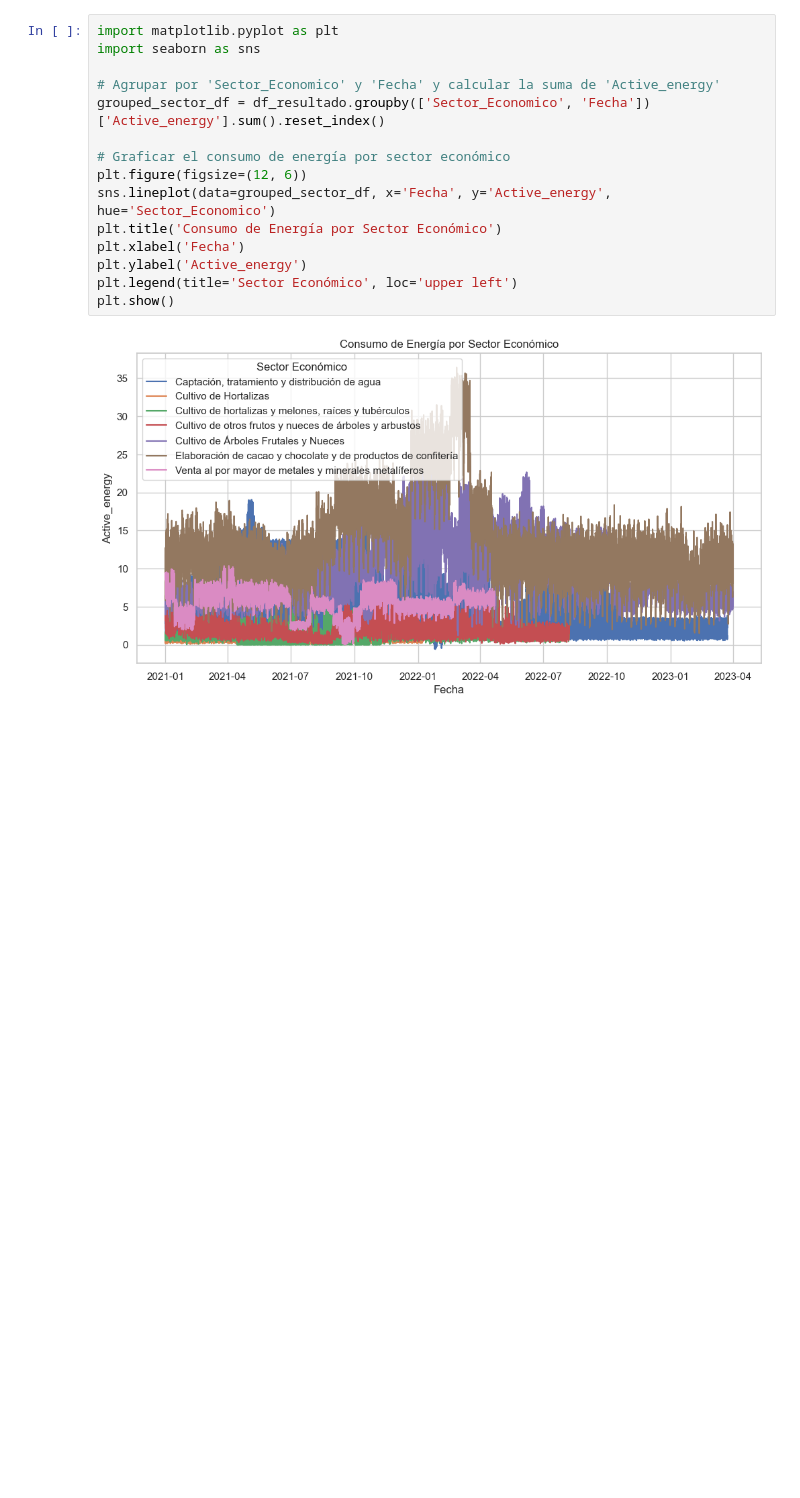
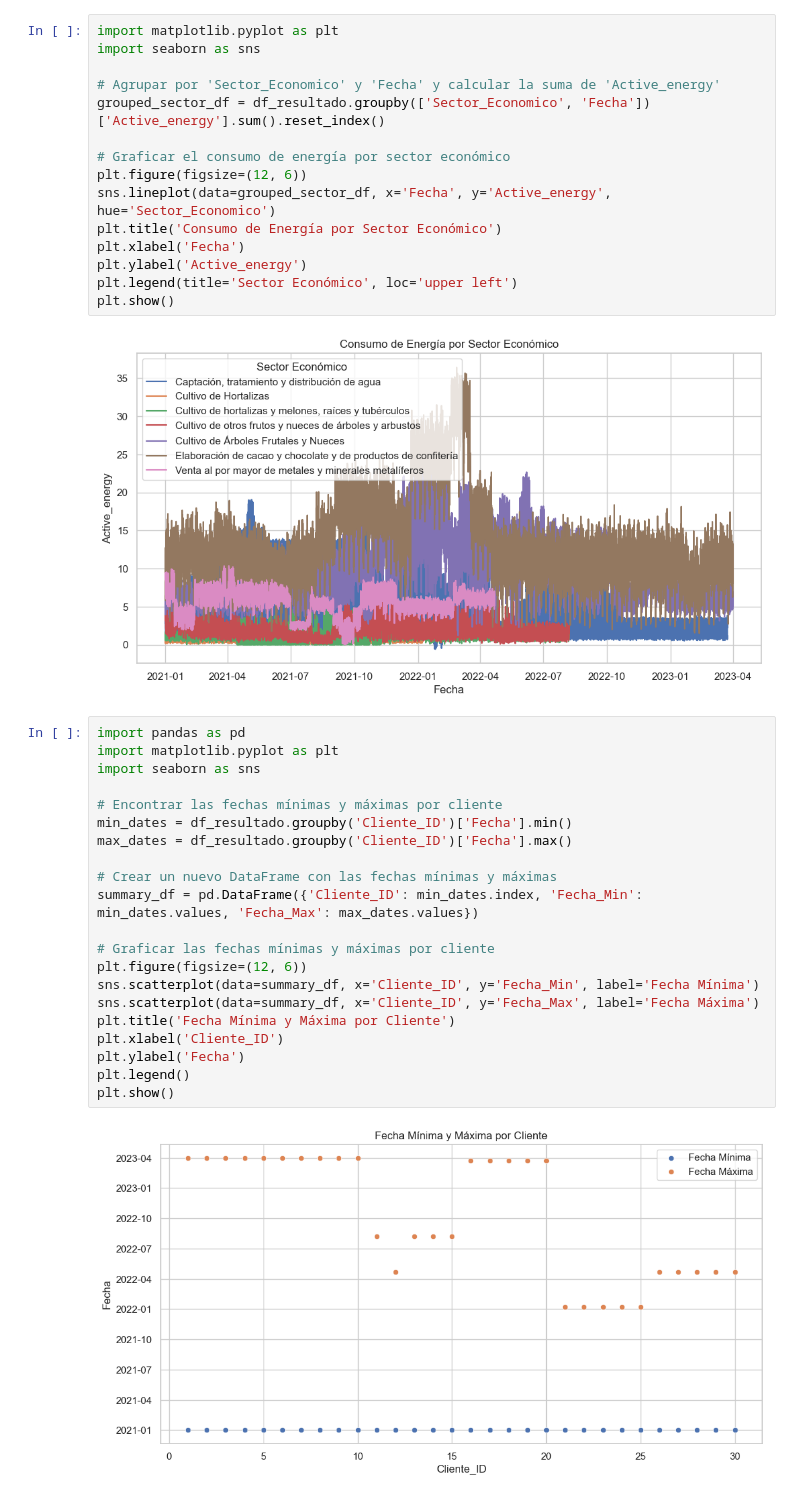
Before and after one commit to elkindavid/Electrodunas, a Jupyter notebook: Electrodunas.ipynb, the cells around one changed output. Cells and saved outputs as stored; diff of their text form; blank space fills up the shorter version.

```diff
--- a/Electrodunas.ipynb
+++ b/Electrodunas.ipynb
@@ -424,3 +424,26 @@ plt.legend(title='Sector Económico', loc='upper left')
 plt.show()
 # %% [output]
 [figure]
+# %%
+import pandas as pd
+import matplotlib.pyplot as plt
+import seaborn as sns
+
+# Encontrar las fechas mínimas y máximas por cliente
+min_dates = df_resultado.groupby('Cliente_ID')['Fecha'].min()
+max_dates = df_resultado.groupby('Cliente_ID')['Fecha'].max()
+
+# Crear un nuevo DataFrame con las fechas mínimas y máximas
+summary_df = pd.DataFrame({'Cliente_ID': min_dates.index, 'Fecha_Min': min_dates.values, 'Fecha_Max': max_dates.values})
+
+# Graficar las fechas mínimas y máximas por cliente
+plt.figure(figsize=(12, 6))
+sns.scatterplot(data=summary_df, x='Cliente_ID', y='Fecha_Min', label='Fecha Mínima')
+sns.scatterplot(data=summary_df, x='Cliente_ID', y='Fecha_Max', label='Fecha Máxima')
+plt.title('Fecha Mínima y Máxima por Cliente')
+plt.xlabel('Cliente_ID')
+plt.ylabel('Fecha')
+plt.legend()
+plt.show()
+# %% [output]
+[figure, added]
```
Also changed, not shown: parts of 20 cells of this notebook.
